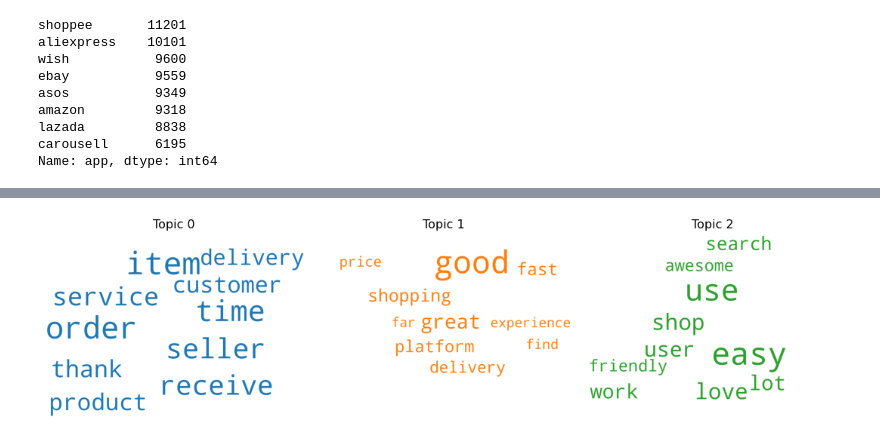
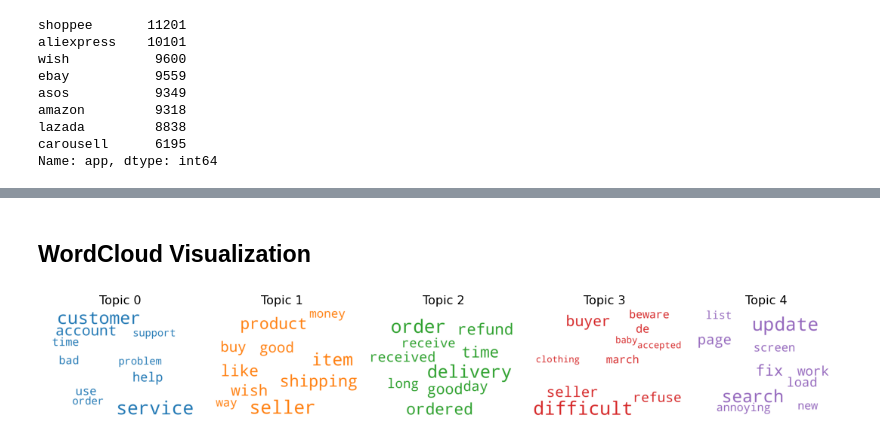
Before and after one commit to SimYiSY/App_Reviews_NLP, a Jupyter notebook: code/3. App Review_EDA.ipynb, the cells around one changed output, grey strips where cells are left out. Cells and saved outputs as stored; diff of their text form; code cells hidden in the pictures.

```diff
--- a/code/3. App Review_EDA.ipynb
+++ b/code/3. App Review_EDA.ipynb
@@ -301,0 +395,4 @@ df_dominant_topic.head(10)
+# %%
+data = df[df['rating'] <= 3].clean_content.values.tolist()
+data_words = list(sent_to_words(data))
+print(data_words[:1])
@@ -301,0 +403,17 @@ df_dominant_topic.head(10)
+# %%
+# Create Dictionary
+id2word = corpora.Dictionary(data_words)
+
+# Create Corpus: Term Document Frequency
+corpus = [id2word.doc2bow(text) for text in data_words]
+
+# Build LDA model
+lda_model = gensim.models.ldamodel.LdaModel(corpus=corpus,
+                                           id2word=id2word,
+                                           num_topics=5,
+                                           random_state=42,
+                                           chunksize = 1000,
+                                           passes = 15,
+                                           alpha = 'asymmetric')
+
+pprint(lda_model.print_topics())
@@ -301,0 +443,8 @@ df_dominant_topic.head(10)
+# %%
+df_topic_sents_keywords = format_topics_sentences(ldamodel=lda_model, corpus=corpus, texts=data_words)
+
+# Format
+df_dominant_topic = df_topic_sents_keywords.reset_index()
+df_dominant_topic.columns = ['Document_No', 'Dominant_Topic', 'Topic_Perc_Contrib', 'Keywords', 'Text']
+df_dominant_topic['Document_No'] = df[df['rating'] <= 3].index
+df_dominant_topic.head(10)
@@ -327,37 +490,33 @@ sent_topics_sorteddf_mallet.head(10)
+# %% [markdown]
+## WordCloud Visualization
 # %%
-# 1. Wordcloud of Top N words in each topic
-from matplotlib import pyplot as plt
-from wordcloud import WordCloud, STOPWORDS
-import matplotlib.colors as mcolors
-
 cols = [color for name, color in mcolors.TABLEAU_COLORS.items()]  # more colors: 'mcolors.XKCD_COLORS'
 
-cloud = WordCloud(stopwords=stop_words,
-                  background_color='white',
+cloud = WordCloud(background_color='white',
                   width=2500,
                   height=1800,
                   max_words=10,
                   colormap='tab10',
                   color_func=lambda *args, **kwargs: cols[i],
                   prefer_horizontal=1.0)
 
 topics = lda_model.show_topics(formatted=False)
 
-fig, axes = plt.subplots(ncols=3, figsize=(15,15), sharex=True, sharey=True)
+fig, axes = plt.subplots(ncols=5, figsize=(15,15), sharex=True, sharey=True)
 
 for i, ax in enumerate(axes.flatten()):
     fig.add_subplot(ax)
     topic_words = dict(topics[i][1])
     cloud.generate_from_frequencies(topic_words, max_font_size=300)
     plt.gca().imshow(cloud)
     plt.gca().set_title('Topic ' + str(i), fontdict=dict(size=16))
     plt.gca().axis('off')
 
 
 plt.subplots_adjust(wspace=0, hspace=0)
 plt.axis('off')
 plt.margins(x=0, y=0)
 plt.tight_layout()
 plt.show()
 # %% [output]
-[figure, old version]
+[figure, new version]
```
Also changed, not shown: parts of 48 cells of this notebook, 1 other file.
